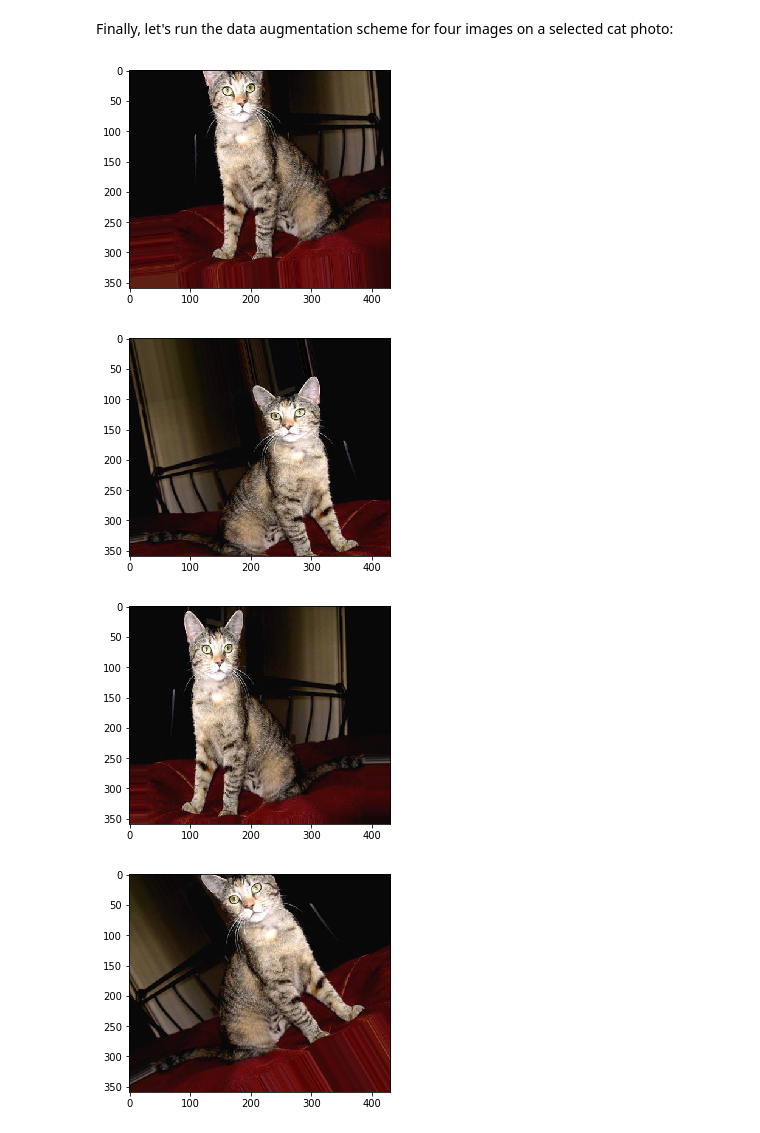
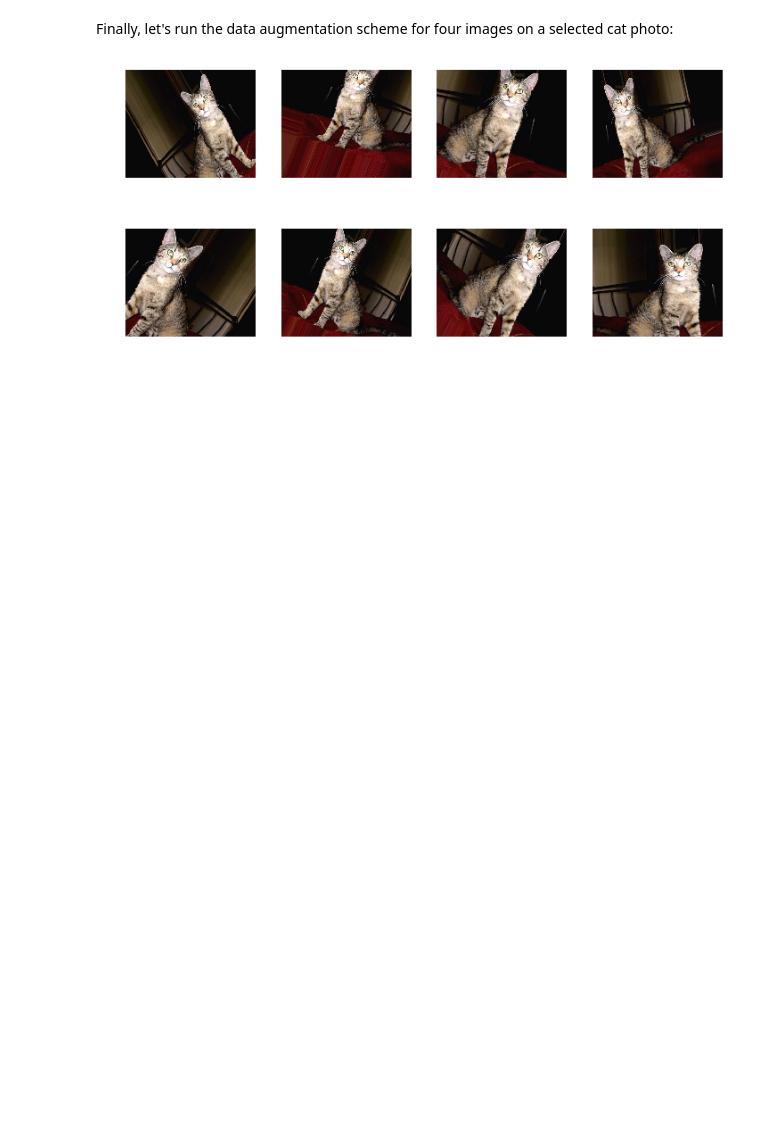
Before and after one commit to amaiya/ktrain, a Jupyter notebook: tutorial-A1-additional-tricks.ipynb, the cells around one changed output. Drawn from its saved outputs; the diff is of its cells as text; code cells hidden in the pictures; blank space fills up the shorter version.

Commit message:
table-like image layout for preview_data_aug

```diff
--- a/tutorial-A1-additional-tricks.ipynb
+++ b/tutorial-A1-additional-tricks.ipynb
@@ -297,9 +297,6 @@ data_aug.__dict__
 # %% [markdown]
 Finally, let's run the data augmentation scheme for four images on a selected cat photo:
 # %%
-vis.preview_data_aug(DATADIR+'/train/cats/cat.10000.jpg', data_aug, n=4)
+vis.preview_data_aug(DATADIR+'/train/cats/cat.10000.jpg', data_aug, n=8, rows=2)
 # %% [output]
-[figure, old version]
+[figure, new version]
-[figure, removed]
-[figure, removed]
-[figure, removed]
```
Also changed, not shown: 2 other files.
